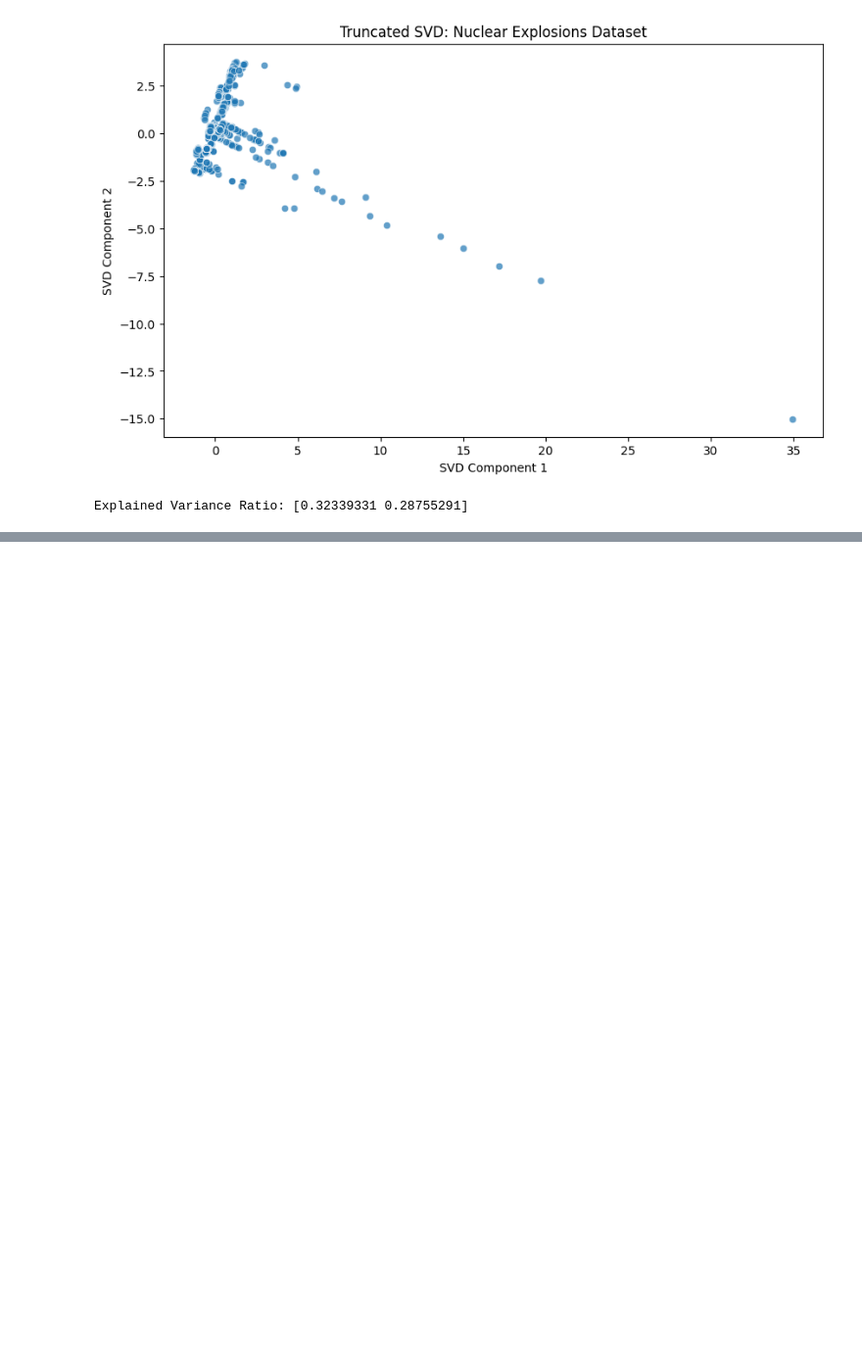
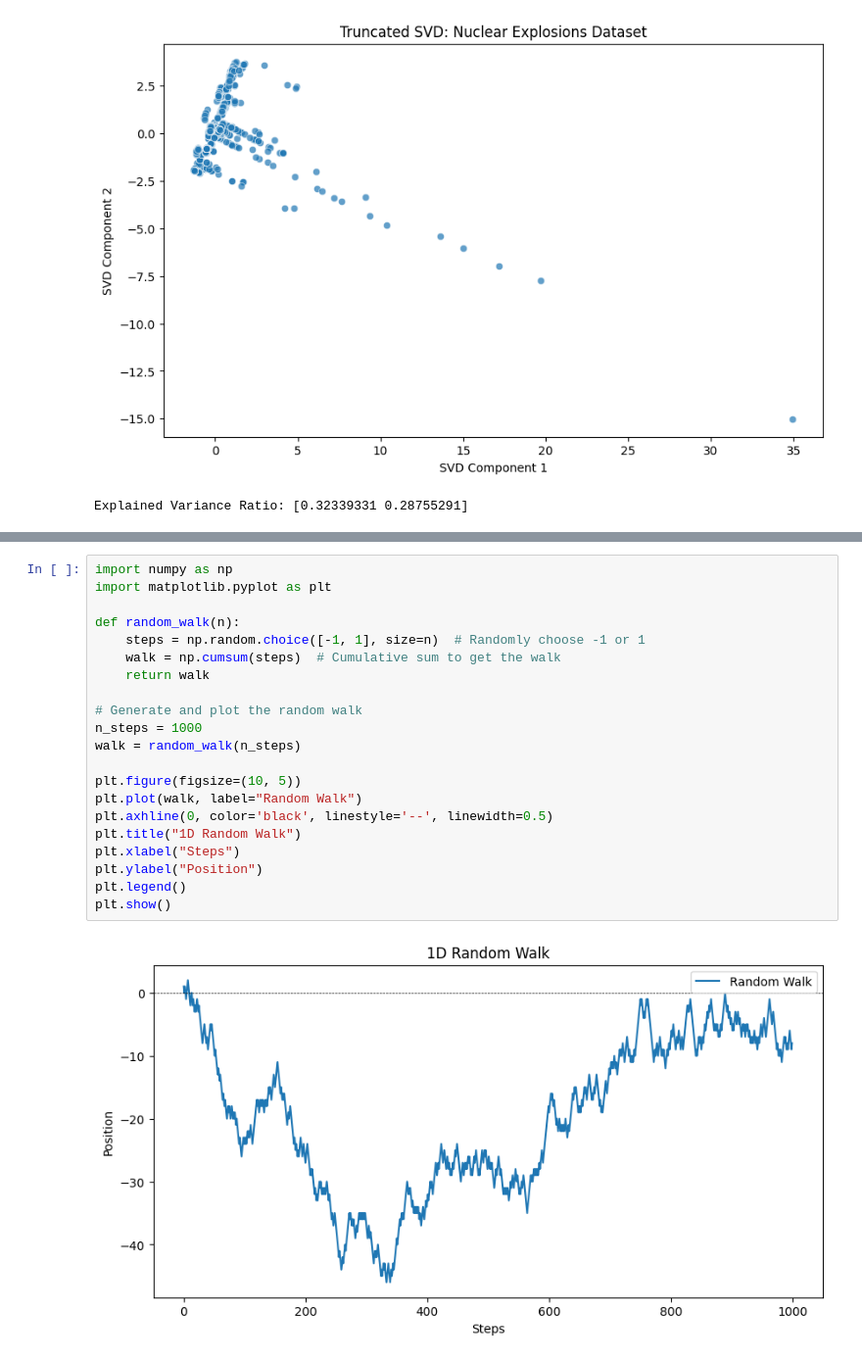
Before and after one commit to alinapradhan/Nuclear-Explosions-EDA, a Jupyter notebook: FDS24MBD023ipynb.ipynb, the cells around one changed output, grey strips where cells are left out. Shown at 98% size. Saved outputs shown, nothing was run; the diff lists cells and outputs as text; blank space fills up the shorter version.

```diff
--- a/FDS24MBD023ipynb.ipynb
+++ b/FDS24MBD023ipynb.ipynb
@@ -496,0 +617,23 @@ Explained Variance Ratio: [0.32339331 0.28755291]
+# %%
+import numpy as np
+import matplotlib.pyplot as plt
+
+def random_walk(n):
+    steps = np.random.choice([-1, 1], size=n)  # Randomly choose -1 or 1
+    walk = np.cumsum(steps)  # Cumulative sum to get the walk
+    return walk
+
+# Generate and plot the random walk
+n_steps = 1000
+walk = random_walk(n_steps)
+
+plt.figure(figsize=(10, 5))
+plt.plot(walk, label="Random Walk")
+plt.axhline(0, color='black', linestyle='--', linewidth=0.5)
+plt.title("1D Random Walk")
+plt.xlabel("Steps")
+plt.ylabel("Position")
+plt.legend()
+plt.show()
+# %% [output]
+[figure, added]
```
Also changed, not shown: parts of 6 cells of this notebook.
